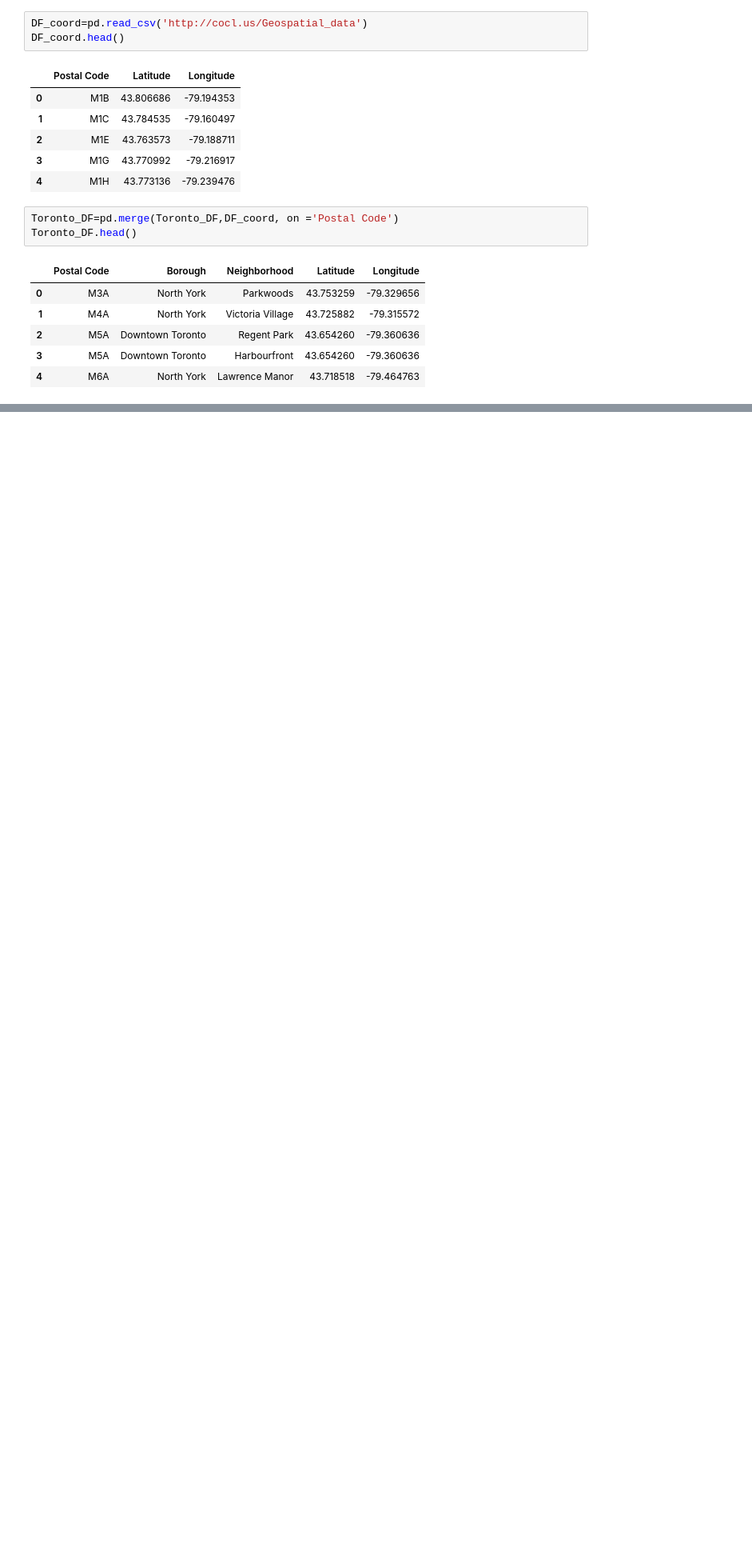
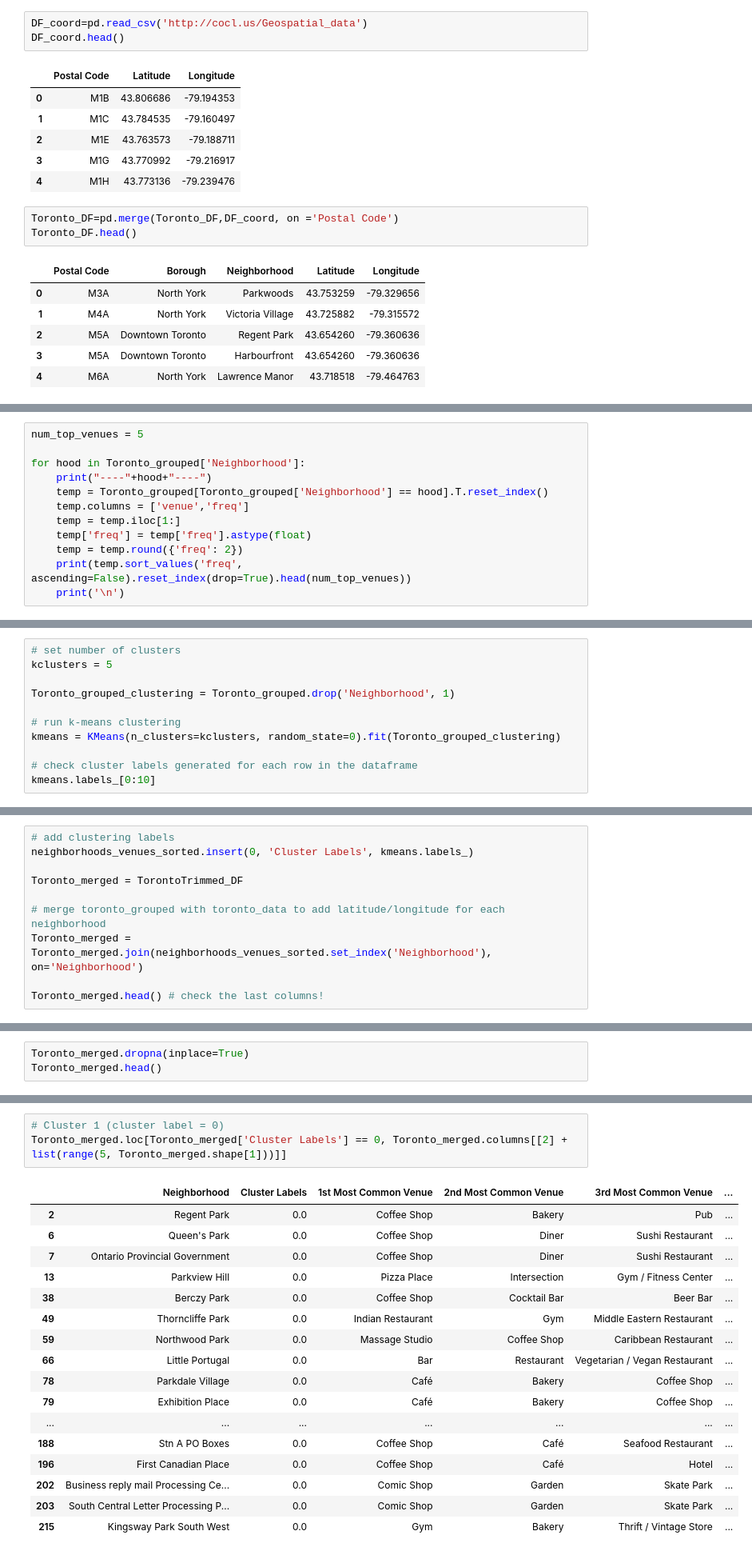
Before and after one commit to marylinhuff/Coursera_Capstone, a Jupyter notebook: MCH_Coursera_Capstone.ipynb, the cells around one changed output, grey strips where cells are left out. Shown: that part at 80% size. Cells and saved outputs as stored; diff of their text form; blank space fills up the shorter version.

```diff
--- a/MCH_Coursera_Capstone.ipynb
+++ b/MCH_Coursera_Capstone.ipynb
@@ -72,0 +350,12 @@ Toronto_DF.head()
+# %%
+num_top_venues = 5
+
+for hood in Toronto_grouped['Neighborhood']:
+    print("----"+hood+"----")
+    temp = Toronto_grouped[Toronto_grouped['Neighborhood'] == hood].T.reset_index()
+    temp.columns = ['venue','freq']
+    temp = temp.iloc[1:]
+    temp['freq'] = temp['freq'].astype(float)
+    temp = temp.round({'freq': 2})
+    print(temp.sort_values('freq', ascending=False).reset_index(drop=True).head(num_top_venues))
+    print('\n')
@@ -72,0 +418,11 @@ Toronto_DF.head()
+# %%
+# set number of clusters
+kclusters = 5
+
+Toronto_grouped_clustering = Toronto_grouped.drop('Neighborhood', 1)
+
+# run k-means clustering
+kmeans = KMeans(n_clusters=kclusters, random_state=0).fit(Toronto_grouped_clustering)
+
+# check cluster labels generated for each row in the dataframe
+kmeans.labels_[0:10]
@@ -72,0 +433,10 @@ Toronto_DF.head()
+# %%
+# add clustering labels
+neighborhoods_venues_sorted.insert(0, 'Cluster Labels', kmeans.labels_)
+
+Toronto_merged = TorontoTrimmed_DF
+
+# merge toronto_grouped with toronto_data to add latitude/longitude for each neighborhood
+Toronto_merged = Toronto_merged.join(neighborhoods_venues_sorted.set_index('Neighborhood'), on='Neighborhood')
+
+Toronto_merged.head() # check the last columns!
@@ -72,0 +450,3 @@ Toronto_DF.head()
+# %%
+Toronto_merged.dropna(inplace=True)
+Toronto_merged.head()
@@ -72,0 +490,21 @@ Toronto_DF.head()
+# %%
+# Cluster 1 (cluster label = 0)
+Toronto_merged.loc[Toronto_merged['Cluster Labels'] == 0, Toronto_merged.columns[[2] + list(range(5, Toronto_merged.shape[1]))]]
+# %% [output]
+|  | Neighborhood | Cluster Labels | 1st Most Common Venue | 2nd Most Common Venue | 3rd Most Common Venue | ... |
+| 2 | Regent Park | 0.0 | Coffee Shop | Bakery | Pub | ... |
+| 6 | Queen's Park | 0.0 | Coffee Shop | Diner | Sushi Restaurant | ... |
+| 7 | Ontario Provincial Government | 0.0 | Coffee Shop | Diner | Sushi Restaurant | ... |
+| 13 | Parkview Hill | 0.0 | Pizza Place | Intersection | Gym / Fitness Center | ... |
+| 38 | Berczy Park | 0.0 | Coffee Shop | Cocktail Bar | Beer Bar | ... |
+| 49 | Thorncliffe Park | 0.0 | Indian Restaurant | Gym | Middle Eastern Restaurant | ... |
+| 59 | Northwood Park | 0.0 | Massage Studio | Coffee Shop | Caribbean Restaurant | ... |
+| 66 | Little Portugal | 0.0 | Bar | Restaurant | Vegetarian / Vegan Restaurant | ... |
+| 78 | Parkdale Village | 0.0 | Café | Bakery | Coffee Shop | ... |
+| 79 | Exhibition Place | 0.0 | Café | Bakery | Coffee Shop | ... |
+| ... | ... | ... | ... | ... | ... | ... |
+| 188 | Stn A PO Boxes | 0.0 | Coffee Shop | Café | Seafood Restaurant | ... |
+| 196 | First Canadian Place | 0.0 | Coffee Shop | Café | Hotel | ... |
+| 202 | Business reply mail Processing Ce... | 0.0 | Comic Shop | Garden | Skate Park | ... |
+| 203 | South Central Letter Processing P... | 0.0 | Comic Shop | Garden | Skate Park | ... |
+| 215 | Kingsway Park South West | 0.0 | Gym | Bakery | Thrift / Vintage Store | ... |
```
Also changed, not shown: parts of 50 cells of this notebook.
